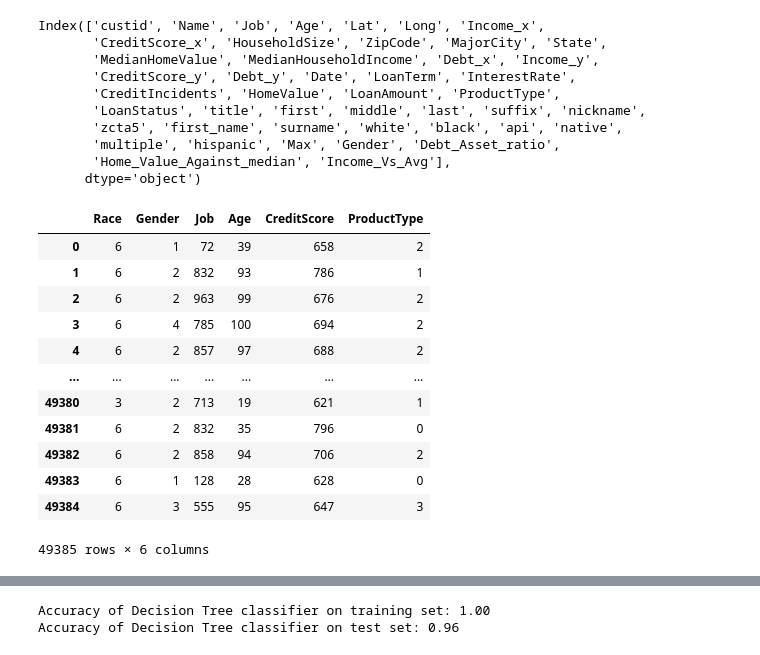
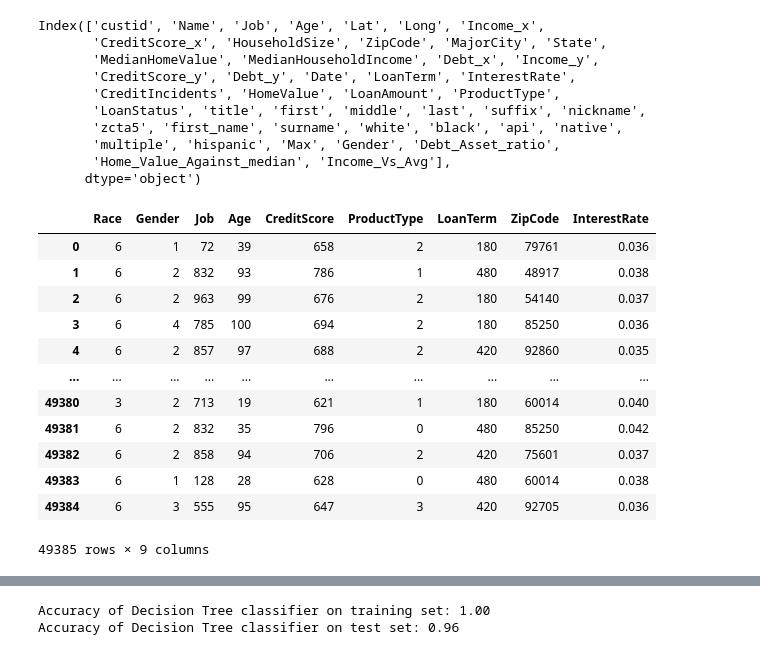
Before and after one commit to Amantux/Finastra_IWD_Hack, a Jupyter notebook: Jupyter_Loan_Demograhic_data.ipynb, the cells around one changed output, grey strips where cells are left out. Drawn from its saved outputs; the diff is of its cells as text; code cells hidden in the pictures.

```diff
--- a/Jupyter_Loan_Demograhic_data.ipynb
+++ b/Jupyter_Loan_Demograhic_data.ipynb
@@ -221,35 +221,38 @@ Index(['custid', 'Name', 'Job', 'Age', 'Lat', 'Long', 'Income_x',
        'Home_Value_Against_median', 'Income_Vs_Avg'],
       dtype='object')
 # %%
-Tracked_Features = ['Race','Gender','Job', 'CreditScore', 'ProductType', 'Age']
+Tracked_Features = ['Race','Gender','Job', 'CreditScore', 'ProductType', 'Age', 'LoanTerm','ZipCode', 'InterestRate']
 labelencoder = LabelEncoder()
 gender_encoder = LabelEncoder()
 title_encoder = LabelEncoder()
 product_type_encoder = LabelEncoder()
 Analyze_DF = pd.DataFrame()
 Analyze_DF['Race'] = labelencoder.fit_transform(Merged_Loan_Data_2['Max'].astype(str))
 Analyze_DF['Gender'] = gender_encoder.fit_transform(Merged_Loan_Data_2['Gender'].astype(str))
 Analyze_DF['Job'] = title_encoder.fit_transform(Merged_Loan_Data_2['Job'].astype(str))
 Analyze_DF['Age'] = Merged_Loan_Data_2['Age']
 Analyze_DF['CreditScore'] = Merged_Loan_Data_2['CreditScore_x']
 Analyze_DF['ProductType'] = title_encoder.fit_transform(Merged_Loan_Data_2['ProductType'].astype(str))
+Analyze_DF['LoanTerm'] = Merged_Loan_Data_2['LoanTerm']
+Analyze_DF['ZipCode'] = Merged_Loan_Data_2['ZipCode']
+Analyze_DF['InterestRate'] = Merged_Loan_Data_2['InterestRate']
 #Merged_Loan_Data_2['Max'] = labelencoder.fit_transform(Merged_Loan_Data_2['Gender'])
 ##enc_df.join(pd.DataFrame(scaler.fit_transform(Merged_Loan_Data_2[['Income_x']])))
 Analyze_DF
 # %% [output]
-|  | Race | Gender | Job | Age | CreditScore | ProductType |
-| 0 | 6 | 1 | 72 | 39 | 658 | 2 |
-| 1 | 6 | 2 | 832 | 93 | 786 | 1 |
-| 2 | 6 | 2 | 963 | 99 | 676 | 2 |
-| 3 | 6 | 4 | 785 | 100 | 694 | 2 |
-| 4 | 6 | 2 | 857 | 97 | 688 | 2 |
-| ... | ... | ... | ... | ... | ... | ... |
-| 49380 | 3 | 2 | 713 | 19 | 621 | 1 |
-| 49381 | 6 | 2 | 832 | 35 | 796 | 0 |
-| 49382 | 6 | 2 | 858 | 94 | 706 | 2 |
-| 49383 | 6 | 1 | 128 | 28 | 628 | 0 |
-| 49384 | 6 | 3 | 555 | 95 | 647 | 3 |
+|  | Race | Gender | Job | Age | CreditScore | ProductType | LoanTerm | ZipCode | InterestRate |
+| 0 | 6 | 1 | 72 | 39 | 658 | 2 | 180 | 79761 | 0.036 |
+| 1 | 6 | 2 | 832 | 93 | 786 | 1 | 480 | 48917 | 0.038 |
+| 2 | 6 | 2 | 963 | 99 | 676 | 2 | 180 | 54140 | 0.037 |
+| 3 | 6 | 4 | 785 | 100 | 694 | 2 | 180 | 85250 | 0.036 |
+| 4 | 6 | 2 | 857 | 97 | 688 | 2 | 420 | 92860 | 0.035 |
+| ... | ... | ... | ... | ... | ... | ... | ... | ... | ... |
+| 49380 | 3 | 2 | 713 | 19 | 621 | 1 | 180 | 60014 | 0.040 |
+| 49381 | 6 | 2 | 832 | 35 | 796 | 0 | 480 | 85250 | 0.042 |
+| 49382 | 6 | 2 | 858 | 94 | 706 | 2 | 420 | 75601 | 0.037 |
+| 49383 | 6 | 1 | 128 | 28 | 628 | 0 | 480 | 60014 | 0.038 |
+| 49384 | 6 | 3 | 555 | 95 | 647 | 3 | 420 | 92705 | 0.036 |
-49385 rows × 6 columns
+49385 rows × 9 columns
 # %%
 #Merged_Loan_Data_2['LoanStatus'].map({'Approved': '1', 'Rejected': '0'})
 X = Analyze_DF[Tracked_Features]
```
Also changed, not shown: parts of 9 cells of this notebook.
